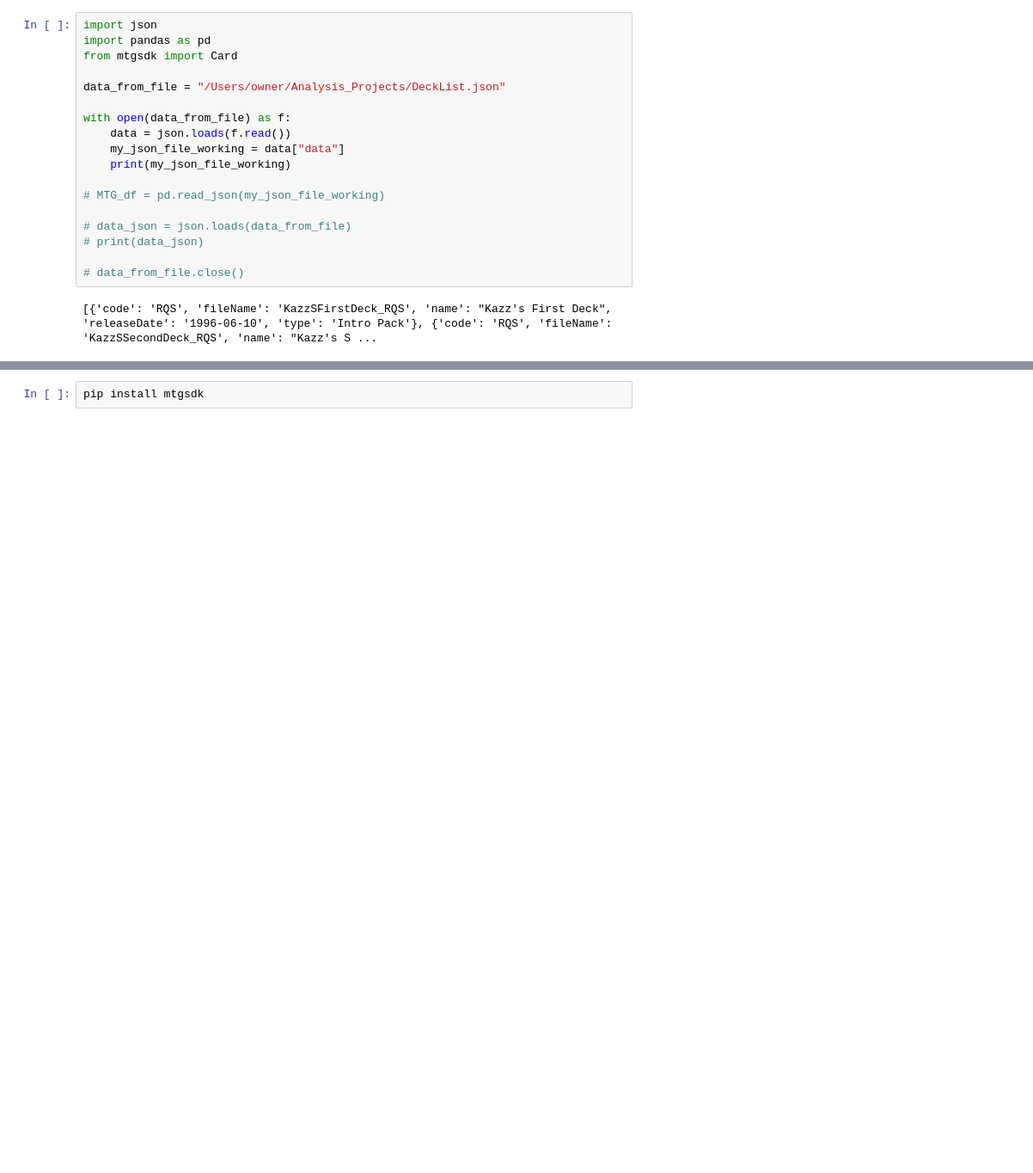
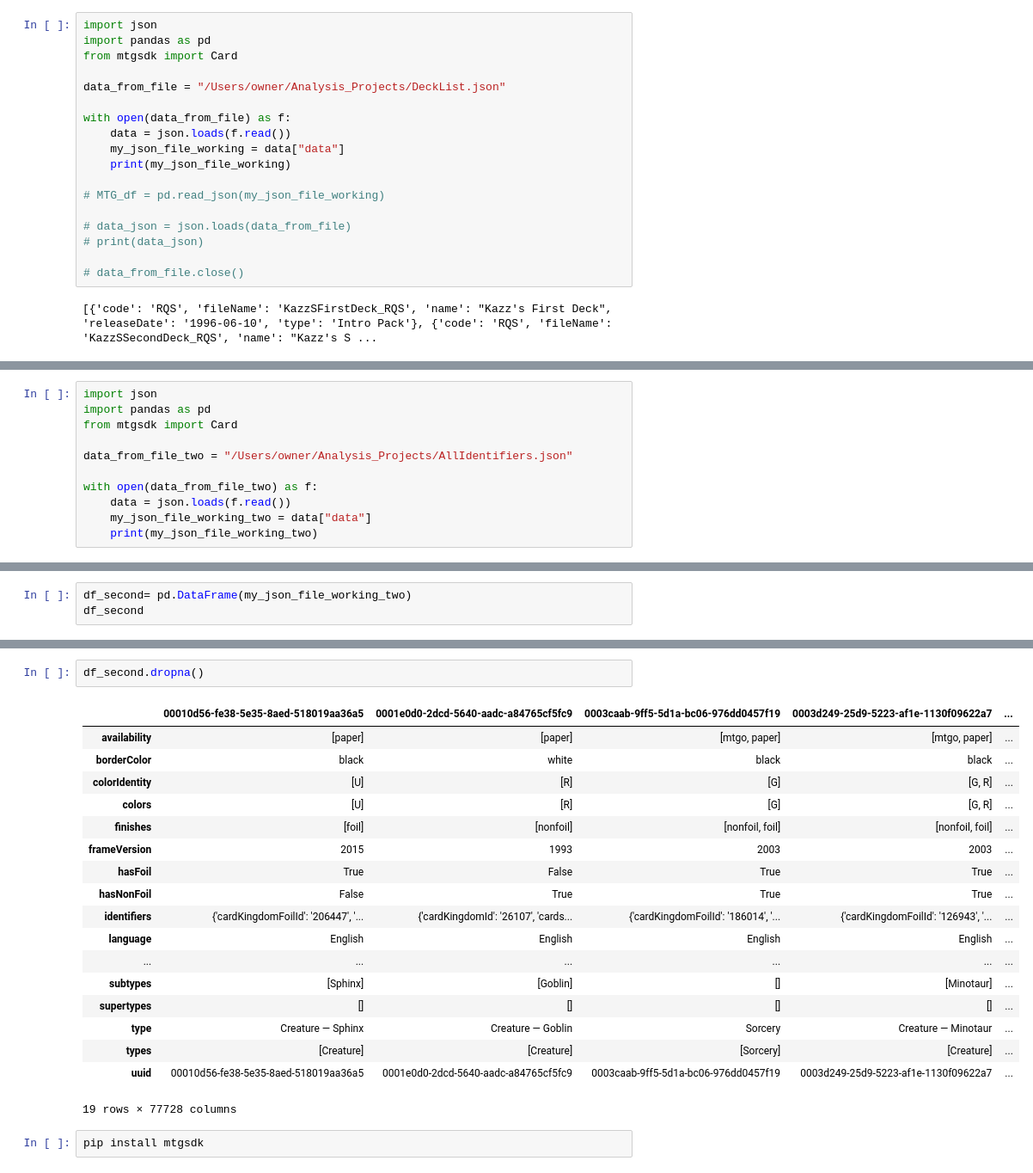
Before and after one commit to Mickie-n-s/MTG_Project, a Jupyter notebook: MTG_Cleaning.ipynb, the cells around one changed output, grey strips where cells are left out. Shown at 86% size. Cells and saved outputs as stored; diff of their text form; blank space fills up the shorter version.

```diff
--- a/MTG_Cleaning.ipynb
+++ b/MTG_Cleaning.ipynb
@@ -43,0 +56,11 @@ ValueError: Invalid file path or buffer object type: <class 'list'>
+# %%
+import json
+import pandas as pd
+from mtgsdk import Card
+
+data_from_file_two = "/Users/owner/Analysis_Projects/AllIdentifiers.json"
+
+with open(data_from_file_two) as f:
+    data = json.loads(f.read())
+    my_json_file_working_two = data["data"]
+    print(my_json_file_working_two)
@@ -52,0 +81,3 @@ KeyError: 'Deck list'
+# %%
+df_second= pd.DataFrame(my_json_file_working_two)
+df_second
@@ -53,3 +98,24 @@ KeyError: 'Deck list'
+# %%
+df_second.dropna()
+# %% [output]
+|  | 00010d56-fe38-5e35-8aed-518019aa36a5 | 0001e0d0-2dcd-5640-aadc-a84765cf5fc9 | 0003caab-9ff5-5d1a-bc06-976dd0457f19 | 0003d249-25d9-5223-af1e-1130f09622a7 | ... |
+| availability | [paper] | [paper] | [mtgo, paper] | [mtgo, paper] | ... |
+| borderColor | black | white | black | black | ... |
+| colorIdentity | [U] | [R] | [G] | [G, R] | ... |
+| colors | [U] | [R] | [G] | [G, R] | ... |
+| finishes | [foil] | [nonfoil] | [nonfoil, foil] | [nonfoil, foil] | ... |
+| frameVersion | 2015 | 1993 | 2003 | 2003 | ... |
+| hasFoil | True | False | True | True | ... |
+| hasNonFoil | False | True | True | True | ... |
+| identifiers | {'cardKingdomFoilId': '206447', '... | {'cardKingdomId': '26107', 'cards... | {'cardKingdomFoilId': '186014', '... | {'cardKingdomFoilId': '126943', '... | ... |
+| language | English | English | English | English | ... |
+| ... | ... | ... | ... | ... | ... |
+| subtypes | [Sphinx] | [Goblin] | [] | [Minotaur] | ... |
+| supertypes | [] | [] | [] | [] | ... |
+| type | Creature — Sphinx | Creature — Goblin | Sorcery | Creature — Minotaur | ... |
+| types | [Creature] | [Creature] | [Sorcery] | [Creature] | ... |
+| uuid | 00010d56-fe38-5e35-8aed-518019aa36a5 | 0001e0d0-2dcd-5640-aadc-a84765cf5fc9 | 0003caab-9ff5-5d1a-bc06-976dd0457f19 | 0003d249-25d9-5223-af1e-1130f09622a7 | ... |
+19 rows × 77728 columns
 # %%
 pip install mtgsdk
 # %% [output]
```
Also changed, not shown: parts of 9 cells of this notebook.
